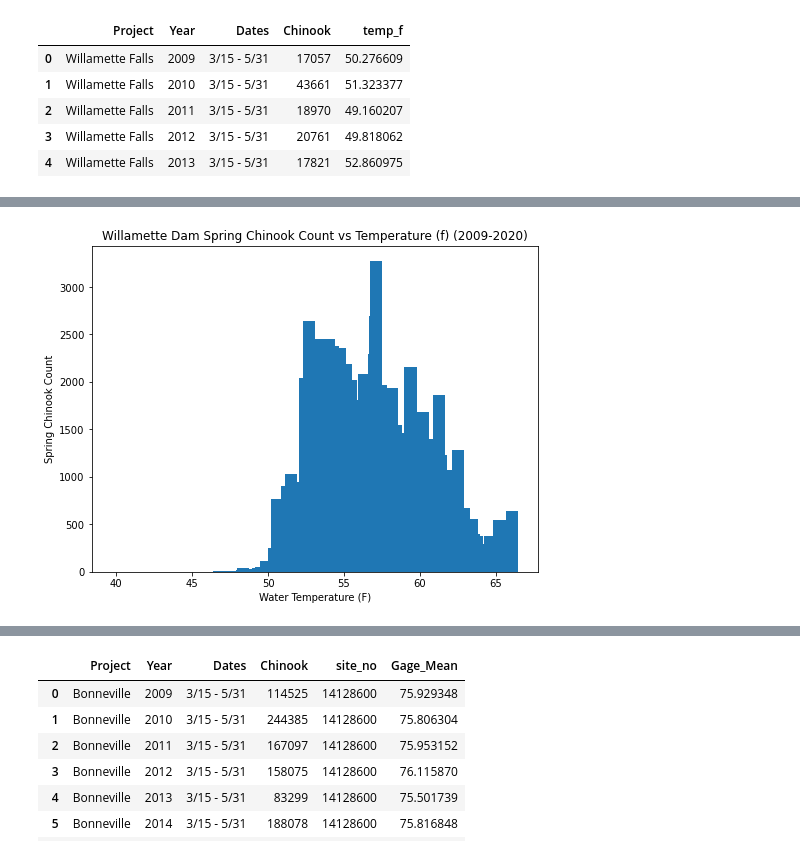
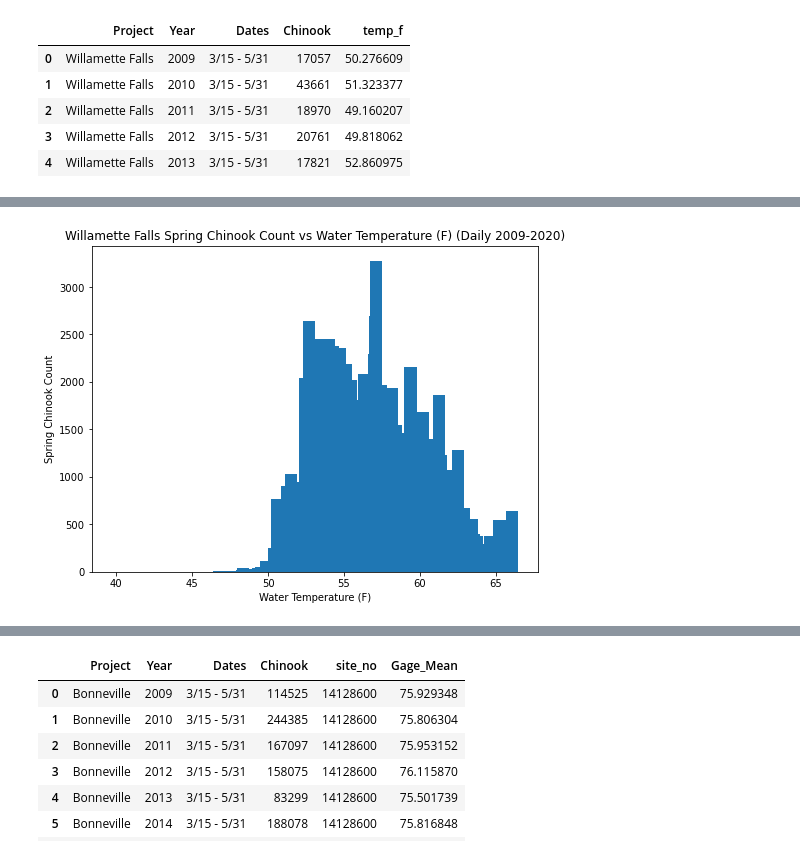
Before and after one commit to jayhjman/bootcamp-project1, a Jupyter notebook: last_willamette.ipynb, the cells around one changed output, grey strips where cells are left out. Cells and saved outputs as stored; diff of their text form; code cells hidden in the pictures.

Commit message:
cleaned up titles, labels, and some charts

```diff
--- a/last_willamette.ipynb
+++ b/last_willamette.ipynb
@@ -154,14 +154,14 @@ The p-value is: 0.12888150994310013
 # %%
 # Plot bar char distribution salmon vs temp
 fig, ax = plt.subplots(figsize=(8,6))
 ax.set_xlabel("Water Temperature (F)")
 ax.set_ylabel("Spring Chinook Count")
-ax.set_title("Willamette Dam Spring Chinook Count vs Temperature (f) (2009-2020)")
+ax.set_title("Willamette Falls Spring Chinook Count vs Water Temperature (F) (Daily 2009-2020)")
 ax.bar(daily_salmon_willamette["temp_f"], daily_salmon_willamette["Chin"])
 plt.savefig(daily_image_path + "will_daily_bar_temp.png")
 plt.show()
 # %% [output]
-[figure, old version]
+[figure, new version]
 # %%
 # Plot a scatter and regression of daily river depth and salmon counts to see if any correlation
 
```
Also changed, not shown: parts of 15 cells of this notebook, 15 other files.
